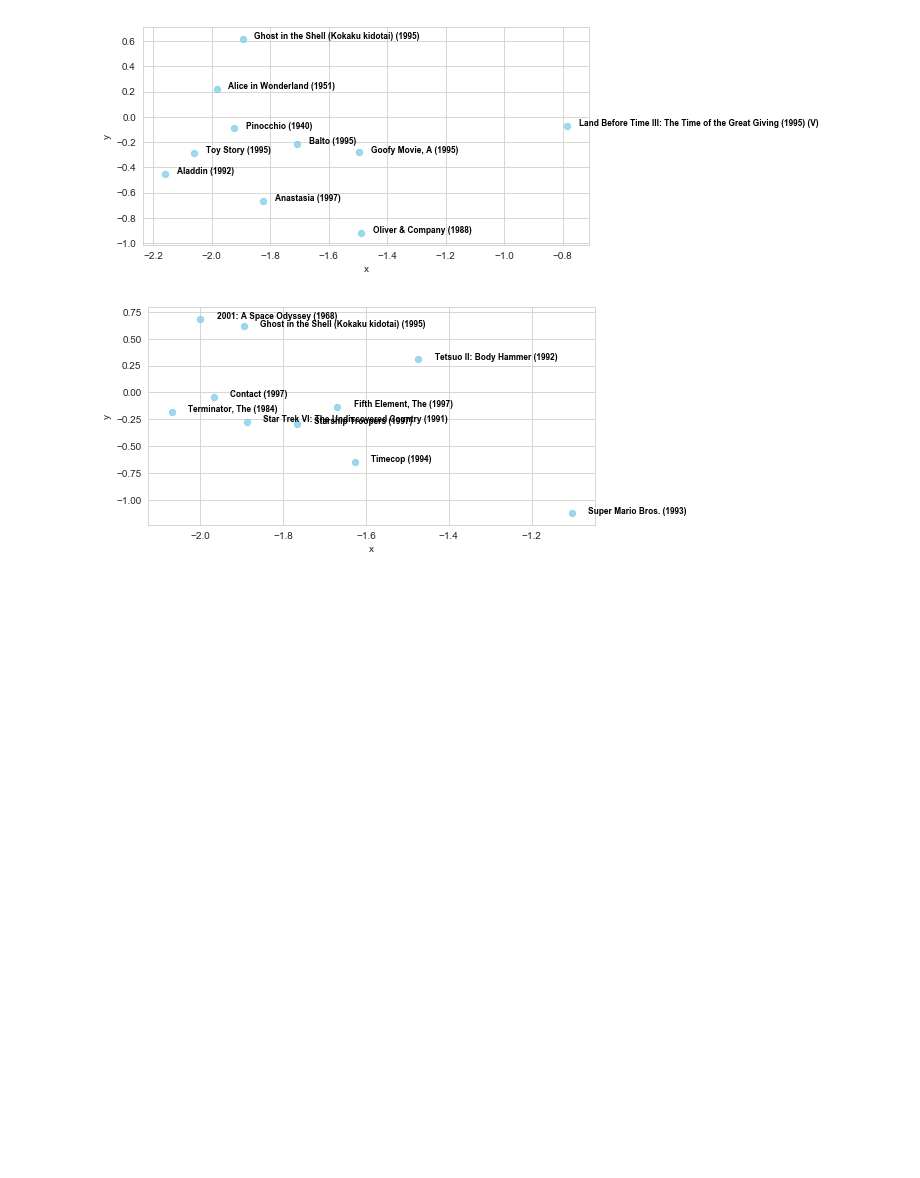
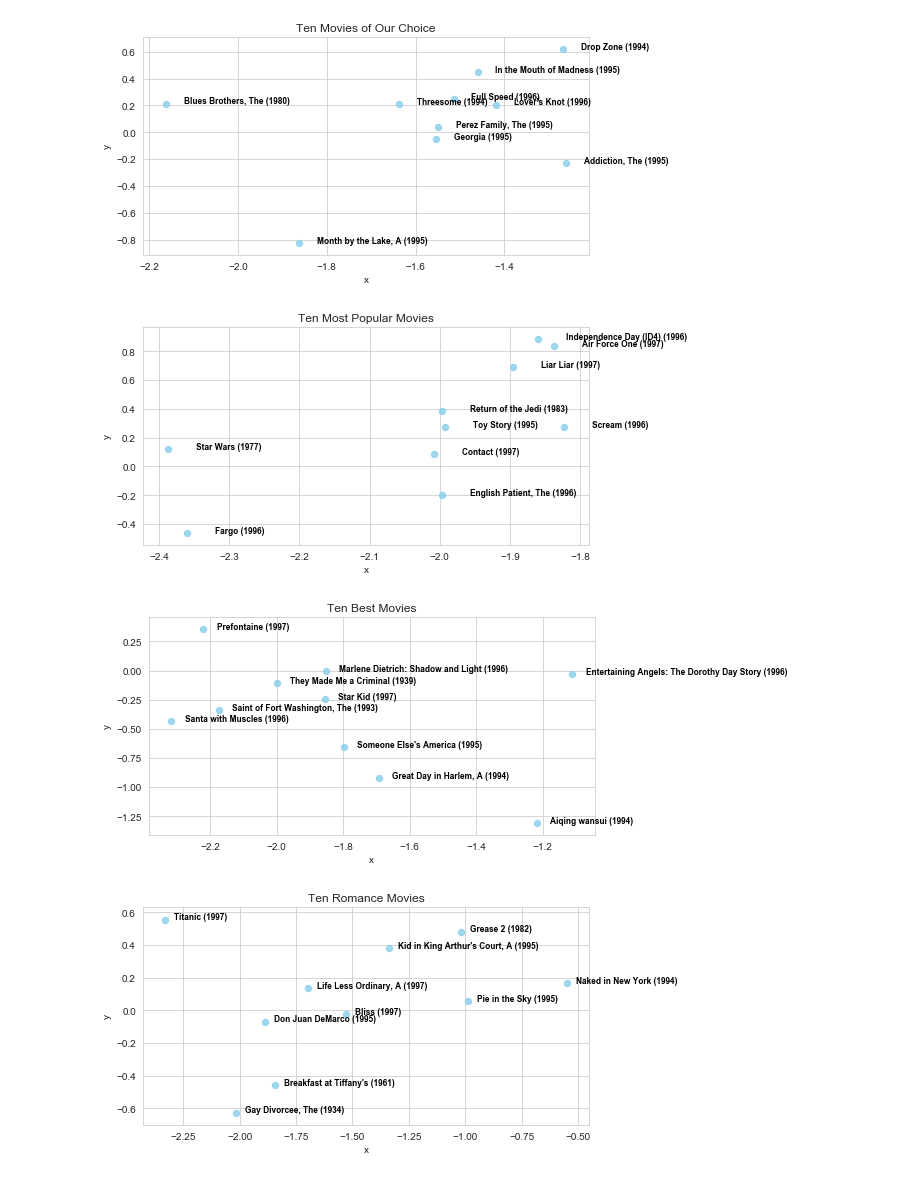
Before and after one commit to JamesDeacon314/HaggleKaggle, a Jupyter notebook: Visualizing Resulting Latent Factors.ipynb, the cells around one changed output. Drawn from its saved outputs; the diff is of its cells as text; code cells hidden in the pictures; blank space fills up the shorter version.

```diff
--- a/Visualizing Resulting Latent Factors.ipynb
+++ b/Visualizing Resulting Latent Factors.ipynb
@@ -135,4 +7,0 @@ U,V, e_in = train_model(M, N, k, eta, reg, Y_train)
-# %%
-U, V = U.T, V.T
-print(np.shape(U))
-print(np.shape(V))
@@ -162,7 +15,7 @@ print(V_tilda)
 '''
     movies: indices of the movies (movie_id - 1)
 '''
-def create_visualization(movies_inds):
+def create_visualization(movies_inds, title, V_tilda):
     x_data = [V_tilda[0][i] for i in movies_inds]
     y_data = [V_tilda[1][i] for i in movies_inds]
     group = [movies[i][1] for i in movies_inds]
@@ -186,4 +39,5 @@ def create_visualization(movies_inds):
 
     # see it
     plt.rcParams["figure.figsize"] = (8, 4)
+    plt.title(title)
     plt.show()
@@ -218,22 +44,15 @@ create_visualization(rand_rom)
-# %%
-# Ten movies from Animation:
-animation = []
-for i in range(len(movies)):
-    if movies[i][5] == '1':
-        animation.append(int(movies[i][0])-1)
-
-rand_anim = random.sample(animation, 10)
-create_visualization(rand_anim)
-# %% [output]
-[figure, removed]
-# %%
-# Ten movies from Sci-Fi:
-scifi = []
-for i in range(len(movies)):
-    if movies[i][17] == '1':
-        scifi.append(int(movies[i][0])-1)
-
-rand_sf = random.sample(scifi, 10)
-create_visualization(rand_sf)
-# %% [output]
-[figure, removed]
+# %%
+def visualization_all3movies(movies, V_tilda):
+    x_data = [V_tilda[0][i[0]] for i in movies]
+    y_data = [V_tilda[1][i[0]] for i in movies]
+    group = [i[1] for i in movies]
+
+    # Create dataframe
+    df = pd.DataFrame({
+    'x': x_data,
+    'y': y_data,
+    'group': group
+    })
+
+    sns.set_style("whitegrid")
+    p1 = sns.relplot(x='x', y='y', hue='group', data=df)
@@ -239,0 +228,7 @@ create_visualization(rand_sf)
+# %%
+visualize(U.T, V.T)
+# %% [output]
+[figure, added]
+[figure, added]
+[figure, added]
+[figure, added]
```
Also changed, not shown: parts of 16 cells of this notebook.
